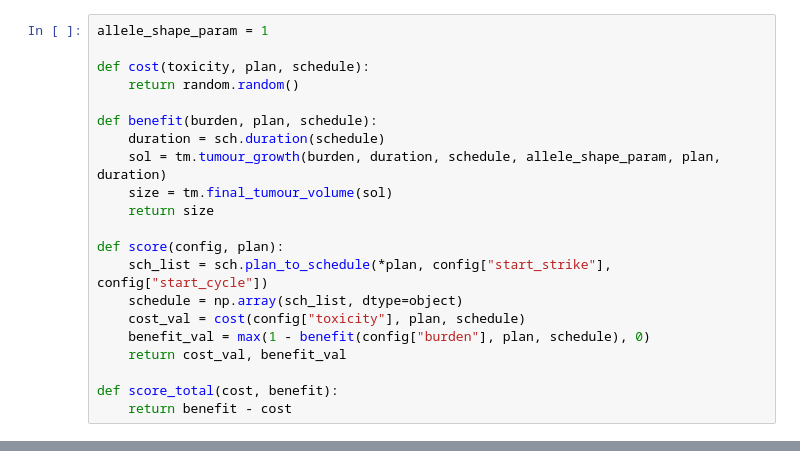
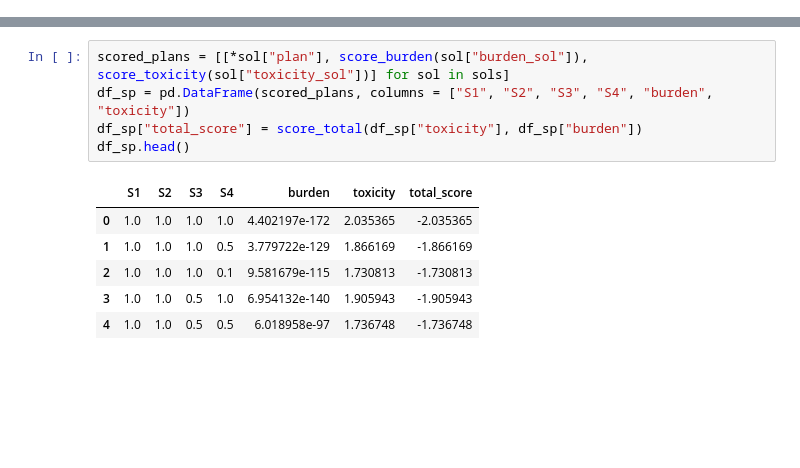
Before and after one commit to tony1747/patient-informed-decision-tool, a Jupyter notebook: main.ipynb, the cells around one changed output, grey strips where cells are left out. Saved outputs shown, nothing was run; the diff lists cells and outputs as text; blank space fills up the shorter version.

```diff
--- a/main.ipynb
+++ b/main.ipynb
@@ -25,21 +23,0 @@ doses = [1, 0.75, 0.5]
-# %%
-allele_shape_param = 1
-
-def cost(toxicity, plan, schedule):
-    return random.random()
-
-def benefit(burden, plan, schedule):
-    duration = sch.duration(schedule)
-    sol = tm.tumour_growth(burden, duration, schedule, allele_shape_param, plan, duration)
-    size = tm.final_tumour_volume(sol)
-    return size
-
-def score(config, plan):
-    sch_list = sch.plan_to_schedule(*plan, config["start_strike"], config["start_cycle"])
-    schedule = np.array(sch_list, dtype=object)
-    cost_val = cost(config["toxicity"], plan, schedule)
-    benefit_val = max(1 - benefit(config["burden"], plan, schedule), 0)
-    return cost_val, benefit_val
-
-def score_total(cost, benefit):
-    return benefit - cost
@@ -88,3 +69,15 @@ df_sch.head()
+# %%
+scored_plans = [[*sol["plan"], score_burden(sol["burden_sol"]), score_toxicity(sol["toxicity_sol"])] for sol in sols]
+df_sp = pd.DataFrame(scored_plans, columns = ["S1", "S2", "S3", "S4", "burden", "toxicity"])
+df_sp["total_score"] = score_total(df_sp["toxicity"], df_sp["burden"])
+df_sp.head()
+# %% [output]
+|  | S1 | S2 | S3 | S4 | burden | toxicity | total_score |
+| 0 | 1.0 | 1.0 | 1.0 | 1.0 | 4.402197e-172 | 2.035365 | -2.035365 |
+| 1 | 1.0 | 1.0 | 1.0 | 0.5 | 3.779722e-129 | 1.866169 | -1.866169 |
+| 2 | 1.0 | 1.0 | 1.0 | 0.1 | 9.581679e-115 | 1.730813 | -1.730813 |
+| 3 | 1.0 | 1.0 | 0.5 | 1.0 | 6.954132e-140 | 1.905943 | -1.905943 |
+| 4 | 1.0 | 1.0 | 0.5 | 0.5 | 6.018958e-97 | 1.736748 | -1.736748 |
 # %%
 # plot two histograms for cost and benefit
 fig, ax = plt.subplots(1, 2, figsize=(10, 4))
```
Also changed, not shown: parts of 8 cells of this notebook, 4 other files.
